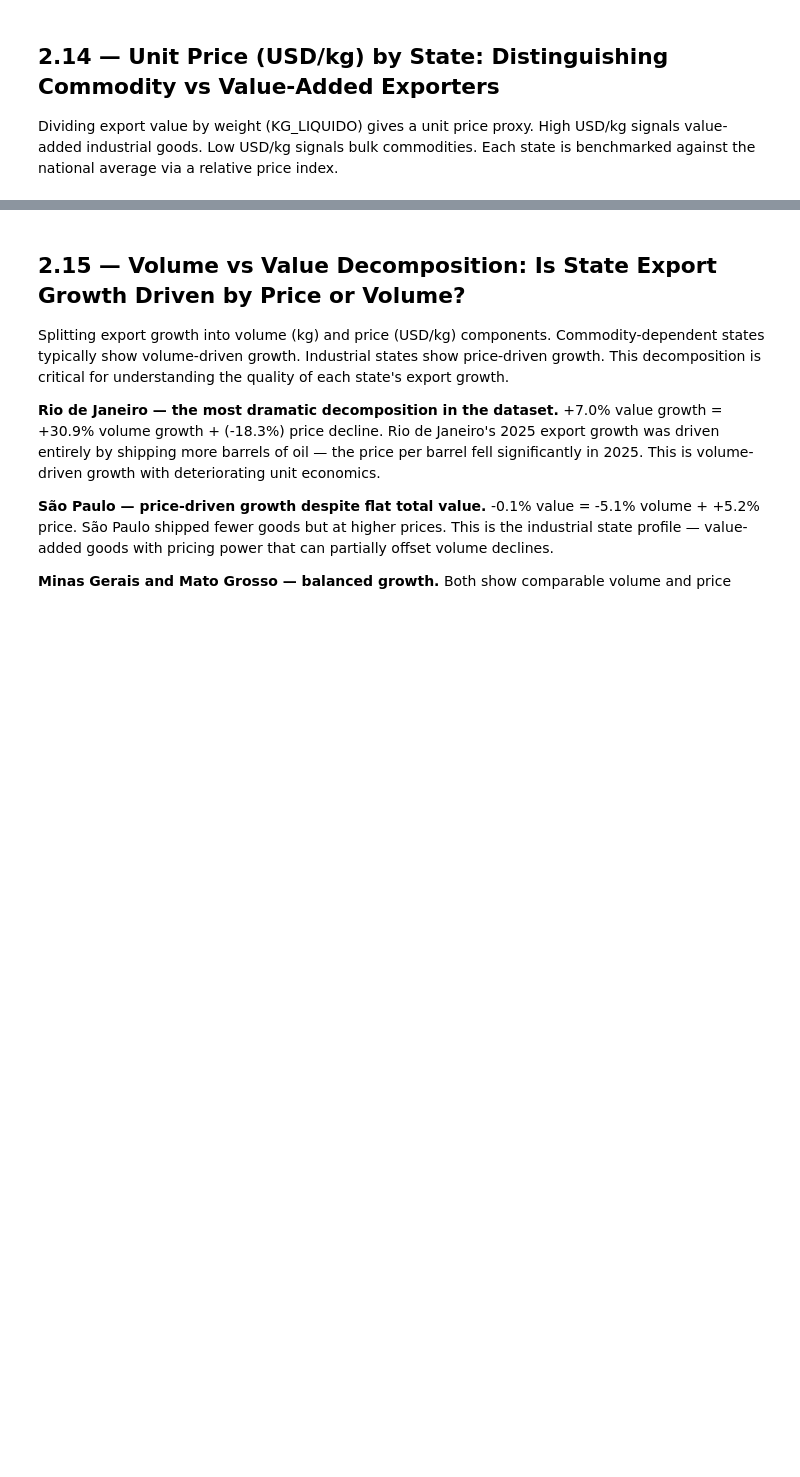
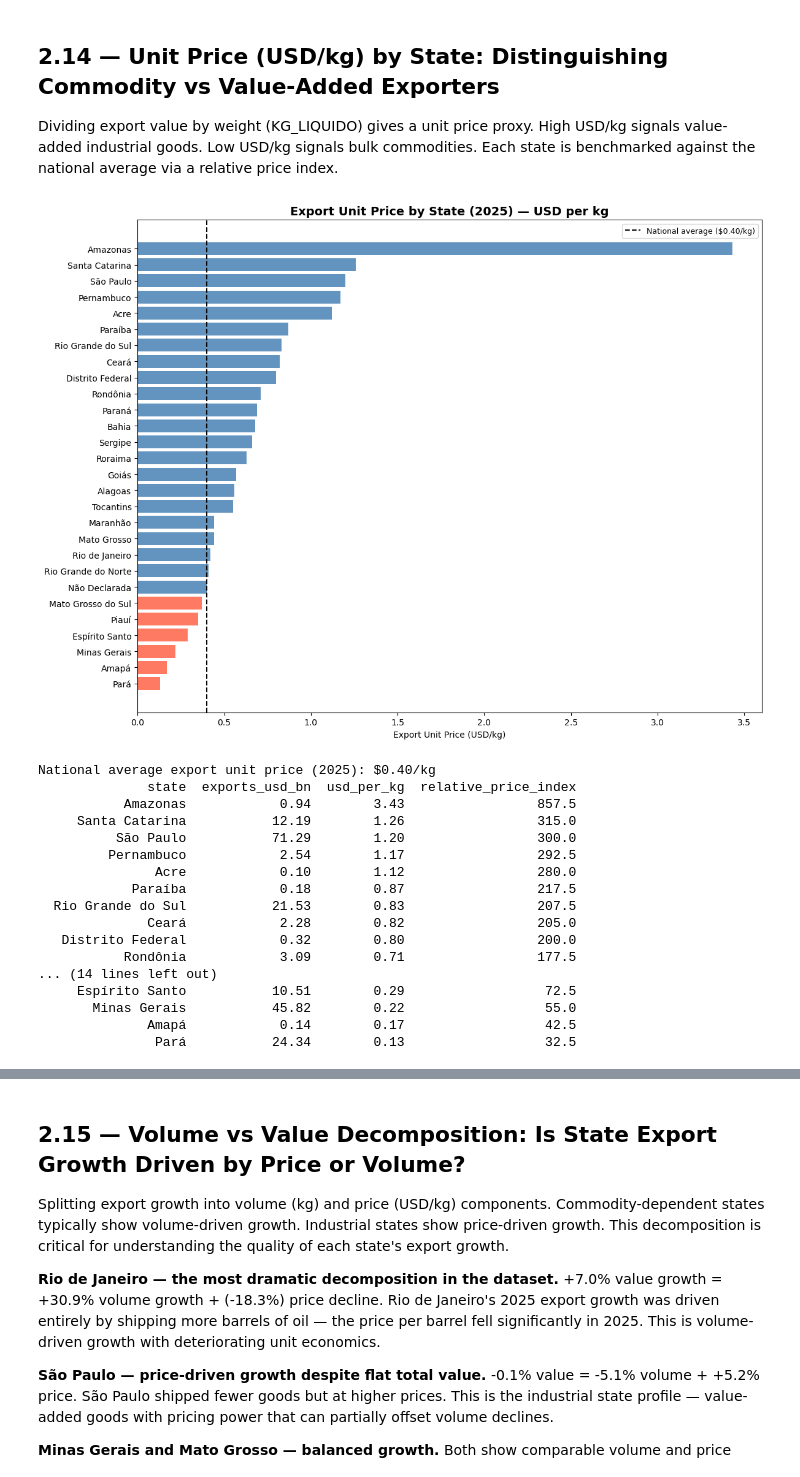
Before and after one commit to Eduardo-kohn/brazil-state-trade-analysis, a Jupyter notebook: SRC/Analysis/step2_state_competitiveness.ipynb, the cells around one changed output, grey strips where cells are left out. Drawn from its saved outputs; the diff is of its cells as text; code cells hidden in the pictures; blank space fills up the shorter version.

```diff
--- a/SRC/Analysis/step2_state_competitiveness.ipynb
+++ b/SRC/Analysis/step2_state_competitiveness.ipynb
@@ -2947,54 +3073,49 @@ query_unit_price = f"""
 """
 
 df_unit = pd.read_sql(query_unit_price, engine)
 df_unit['usd_per_kg']     = (df_unit['exports_usd'] / df_unit['total_kg']).round(2)
 df_unit['exports_usd_bn'] = (df_unit['exports_usd'] / 1e9).round(2)
 
 ## National average unit price
 national_usd_per_kg = (df_unit['exports_usd'].sum() / df_unit['total_kg'].sum()).round(2)
 
 ## Relative price index vs national average
 df_unit['relative_price_index'] = (df_unit['usd_per_kg'] / national_usd_per_kg * 100).round(1)
 
 df_unit_plot = df_unit.sort_values('usd_per_kg', ascending=True)
 colors = ['steelblue' if x >= national_usd_per_kg else 'tomato' for x in df_unit_plot['usd_per_kg']]
 
 fig, ax = plt.subplots(figsize=(12, 9))
 ax.barh(df_unit_plot['state'], df_unit_plot['usd_per_kg'], color=colors, alpha=0.85)
 ax.axvline(x=national_usd_per_kg, color='black', linestyle='--', linewidth=1.5,
            label=f'National average (${national_usd_per_kg:.2f}/kg)')
 ax.set_title(f'Export Unit Price by State ({MAX_YEAR}) — USD per kg', fontsize=14, fontweight='bold')
 ax.set_xlabel('Export Unit Price (USD/kg)')
 ax.legend(fontsize=9)
 plt.tight_layout()
 plt.savefig('output_2_17_unit_price.png', dpi=150)
 plt.show()
 
 print(f'\nNational average export unit price ({MAX_YEAR}): ${national_usd_per_kg:.2f}/kg')
 print(df_unit[['state', 'exports_usd_bn', 'usd_per_kg', 'relative_price_index']]
       .sort_values('usd_per_kg', ascending=False)
       .to_string(index=False))
-
-### National Average: \$0.40/kg
-
-The national average of \$0.40/kg sits almost exactly at the boundary identified in Step 2b between commodity and industrial exporters — states above this line export processed or manufactured goods; states below export bulk commodities.
-
-### Above the National Average
-
-**Amazonas (\$3.43/kg, index 857.5)** — 8.6x the national average. Zona Franca manufactured goods (motorcycles, electronics) generate the highest value density in Brazil. Confirmed finding from Step 2b.
-
-**Santa Catarina (\$1.26/kg), São Paulo (\$1.20/kg), Pernambuco (\$1.17/kg)** — the industrial tier sitting 3x above the national average. These three states define Brazil's value-added export capacity.
-
-**Acre (\$1.12/kg)** — high unit price on negligible export volume (\$0.10bn). As flagged in Step 2b, this reflects niche product concentration rather than industrial development.
-
-**Rio Grande do Sul (\$0.83/kg), Ceará (\$0.82/kg)** — both above average and consistent with their diversified profiles.
-
-### At or Below the National Average
-
-**Rio de Janeiro (\$0.42/kg)** — barely above the national average despite oil and gas dominance. Crude oil is less valuable per kg than manufactured goods despite its high absolute price — confirmed finding from Step 2b.
-
-**Mato Grosso (\$0.44/kg) and Maranhão (\$0.44/kg)** — both at near-national average. Soybeans generate moderate value per kg.
-
-**Espírito Santo (\$0.29/kg) and Minas Gerais (\$0.22/kg)** — iron ore drives both below average. Heavy minerals generate low value per kg.
-
-**Pará (\$0.13/kg)** — the lowest value density in Brazil. Iron ore and copper concentrates are among the heaviest and lowest unit-price commodities in global trade.
+# %% [output]
+[figure, added]
+National average export unit price (2025): $0.40/kg
+              state  exports_usd_bn  usd_per_kg  relative_price_index
+           Amazonas            0.94        3.43                 857.5
+     Santa Catarina           12.19        1.26                 315.0
+          São Paulo           71.29        1.20                 300.0
+         Pernambuco            2.54        1.17                 292.5
+               Acre            0.10        1.12                 280.0
+            Paraíba            0.18        0.87                 217.5
+  Rio Grande do Sul           21.53        0.83                 207.5
+              Ceará            2.28        0.82                 205.0
+   Distrito Federal            0.32        0.80                 200.0
+           Rondônia            3.09        0.71                 177.5
+... (14 lines left out)
+     Espírito Santo           10.51        0.29                  72.5
+       Minas Gerais           45.82        0.22                  55.0
+              Amapá            0.14        0.17                  42.5
+               Pará           24.34        0.13                  32.5
```
Also changed, not shown: parts of 20 cells of this notebook, 1 other file.
